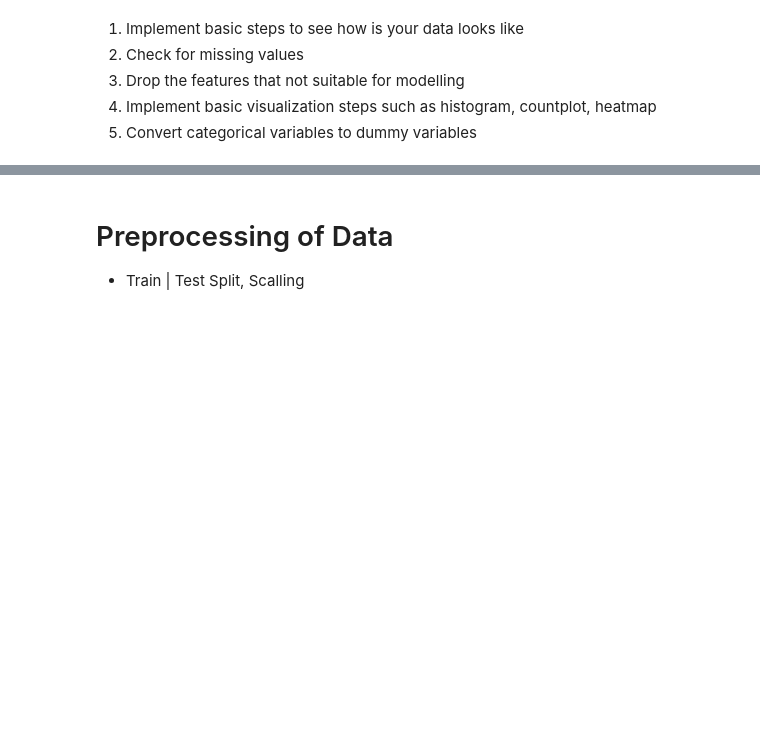
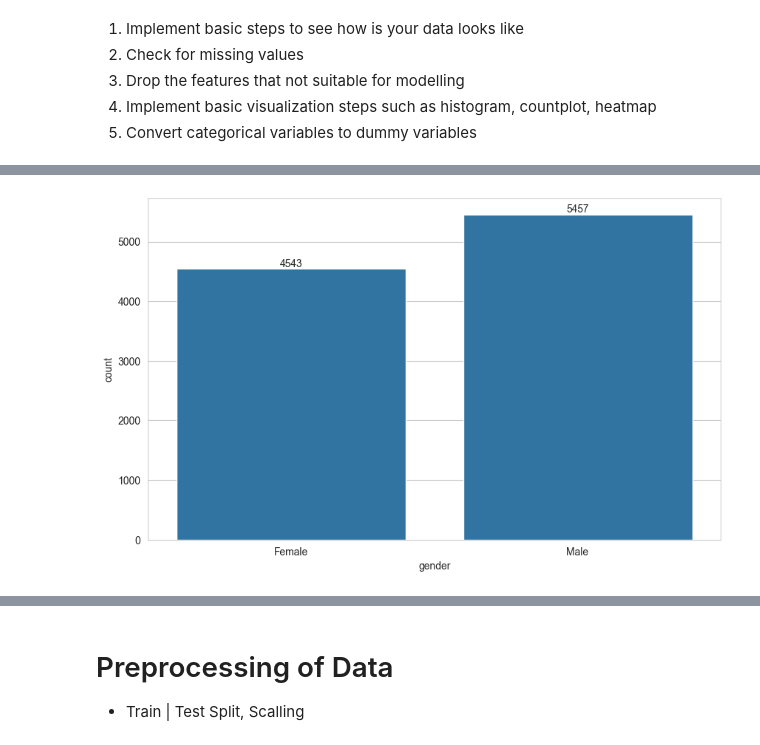
Before and after one commit to iceyisaak/dl_assignment-1, a Jupyter notebook: DL-Assignment-1 (Classification with ANN-Churn Prediction)-Student.ipynb, the cells around one changed output, grey strips where cells are left out. Cells and saved outputs as stored; diff of their text form; code cells hidden in the pictures; blank space fills up the shorter version.

```diff
--- a/DL-Assignment-1 (Classification with ANN-Churn Prediction)-Student.ipynb
+++ b/DL-Assignment-1 (Classification with ANN-Churn Prediction)-Student.ipynb
@@ -37,0 +263,5 @@ The features in the given dataset are:
+# %%
+ax = sns.countplot(x=df["gender"])
+ax.bar_label(ax.containers[0]);
+# %% [output]
+[figure, added]
```
Also changed, not shown: parts of 39 cells of this notebook.
